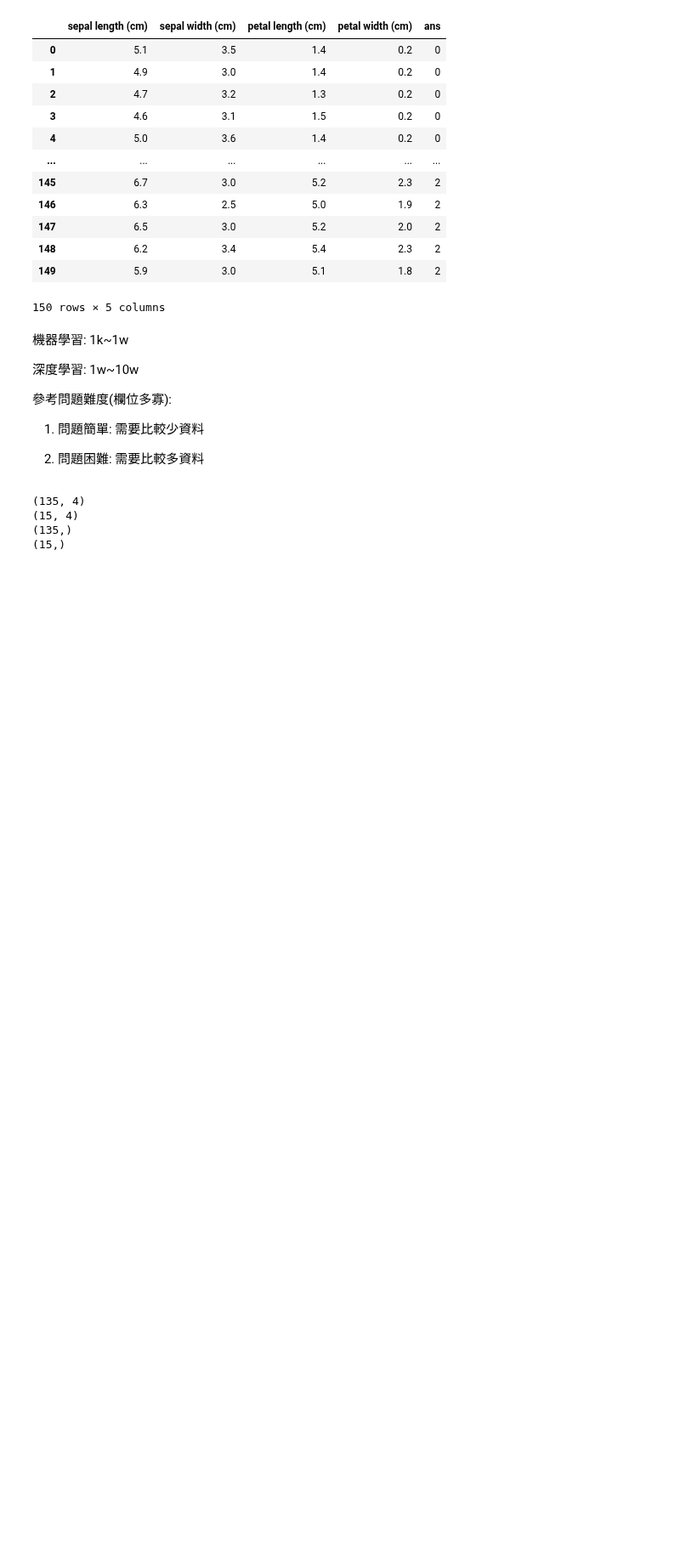
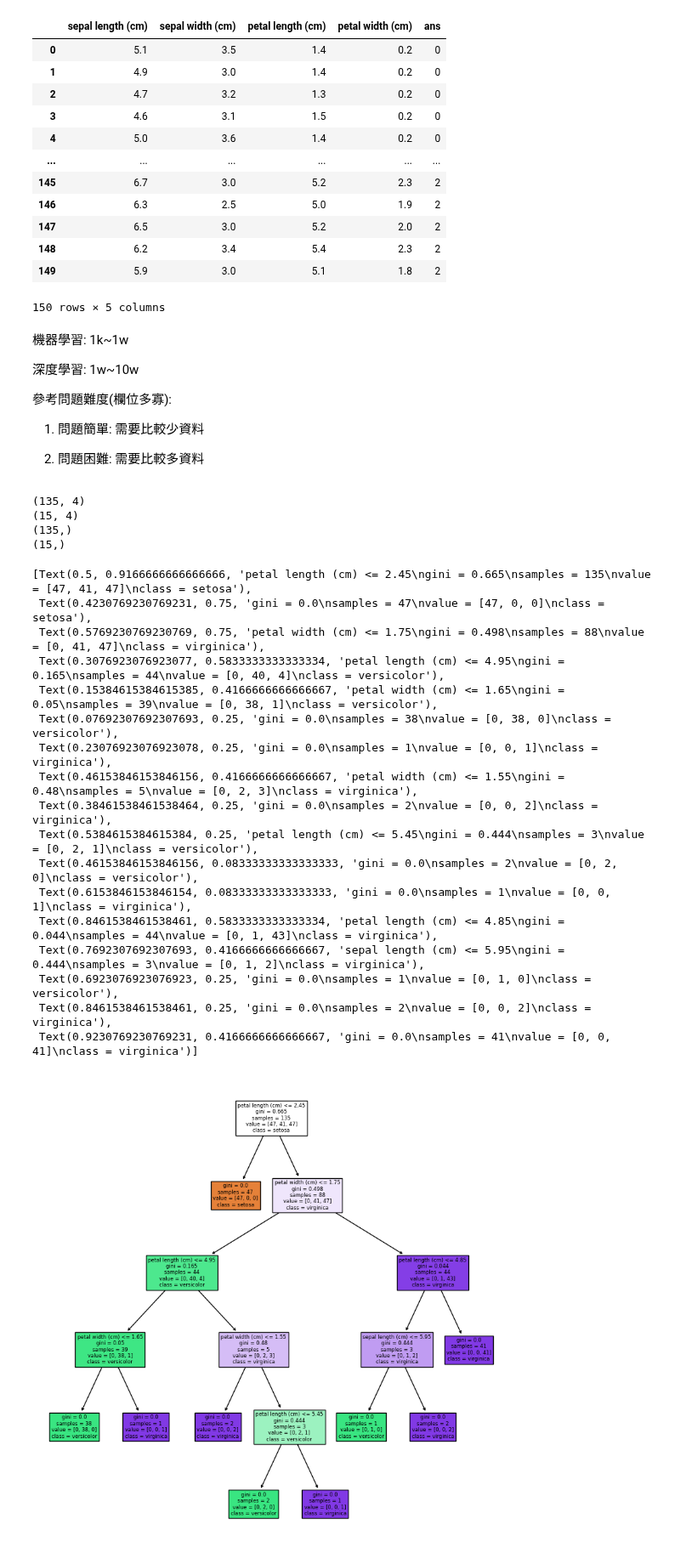
Before and after one commit to Elwing-Chou/tiba0619, a Jupyter notebook: classification.ipynb, the cells around one changed output. Shown at 85% size. Cells and saved outputs as stored; diff of their text form; code cells hidden in the pictures; blank space fills up the shorter version.

```diff
--- a/classification.ipynb
+++ b/classification.ipynb
@@ -57,3 +57,36 @@ print(y_test.shape)
 (15, 4)
 (135,)
 (15,)
+# %%
+from sklearn.tree import DecisionTreeClassifier
+clf = DecisionTreeClassifier()
+# fit: 訓練
+clf.fit(x_train, y_train)
+# %%
+# matplotlib
+import matplotlib.pyplot as plt
+from sklearn.tree import plot_tree
+plt.figure(figsize=(10, 10))
+plot_tree(clf,
+     feature_names=iris["feature_names"],
+     class_names=iris["target_names"],
+     filled=True)
+# %% [output]
+[Text(0.5, 0.9166666666666666, 'petal length (cm) <= 2.45\ngini = 0.665\nsamples = 135\nvalue = [47, 41, 47]\nclass = setosa'),
+ Text(0.4230769230769231, 0.75, 'gini = 0.0\nsamples = 47\nvalue = [47, 0, 0]\nclass = setosa'),
+ Text(0.5769230769230769, 0.75, 'petal width (cm) <= 1.75\ngini = 0.498\nsamples = 88\nvalue = [0, 41, 47]\nclass = virginica'),
+ Text(0.3076923076923077, 0.5833333333333334, 'petal length (cm) <= 4.95\ngini = 0.165\nsamples = 44\nvalue = [0, 40, 4]\nclass = versicolor'),
+ Text(0.15384615384615385, 0.4166666666666667, 'petal width (cm) <= 1.65\ngini = 0.05\nsamples = 39\nvalue = [0, 38, 1]\nclass = versicolor'),
+ Text(0.07692307692307693, 0.25, 'gini = 0.0\nsamples = 38\nvalue = [0, 38, 0]\nclass = versicolor'),
+ Text(0.23076923076923078, 0.25, 'gini = 0.0\nsamples = 1\nvalue = [0, 0, 1]\nclass = virginica'),
+ Text(0.46153846153846156, 0.4166666666666667, 'petal width (cm) <= 1.55\ngini = 0.48\nsamples = 5\nvalue = [0, 2, 3]\nclass = virginica'),
+ Text(0.38461538461538464, 0.25, 'gini = 0.0\nsamples = 2\nvalue = [0, 0, 2]\nclass = virginica'),
+ Text(0.5384615384615384, 0.25, 'petal length (cm) <= 5.45\ngini = 0.444\nsamples = 3\nvalue = [0, 2, 1]\nclass = versicolor'),
+ Text(0.46153846153846156, 0.08333333333333333, 'gini = 0.0\nsamples = 2\nvalue = [0, 2, 0]\nclass = versicolor'),
+ Text(0.6153846153846154, 0.08333333333333333, 'gini = 0.0\nsamples = 1\nvalue = [0, 0, 1]\nclass = virginica'),
+ Text(0.8461538461538461, 0.5833333333333334, 'petal length (cm) <= 4.85\ngini = 0.044\nsamples = 44\nvalue = [0, 1, 43]\nclass = virginica'),
+ Text(0.7692307692307693, 0.4166666666666667, 'sepal length (cm) <= 5.95\ngini = 0.444\nsamples = 3\nvalue = [0, 1, 2]\nclass = virginica'),
+ Text(0.6923076923076923, 0.25, 'gini = 0.0\nsamples = 1\nvalue = [0, 1, 0]\nclass = versicolor'),
+ Text(0.8461538461538461, 0.25, 'gini = 0.0\nsamples = 2\nvalue = [0, 0, 2]\nclass = virginica'),
+ Text(0.9230769230769231, 0.4166666666666667, 'gini = 0.0\nsamples = 41\nvalue = [0, 0, 41]\nclass = virginica')]
+[figure, added]
```
